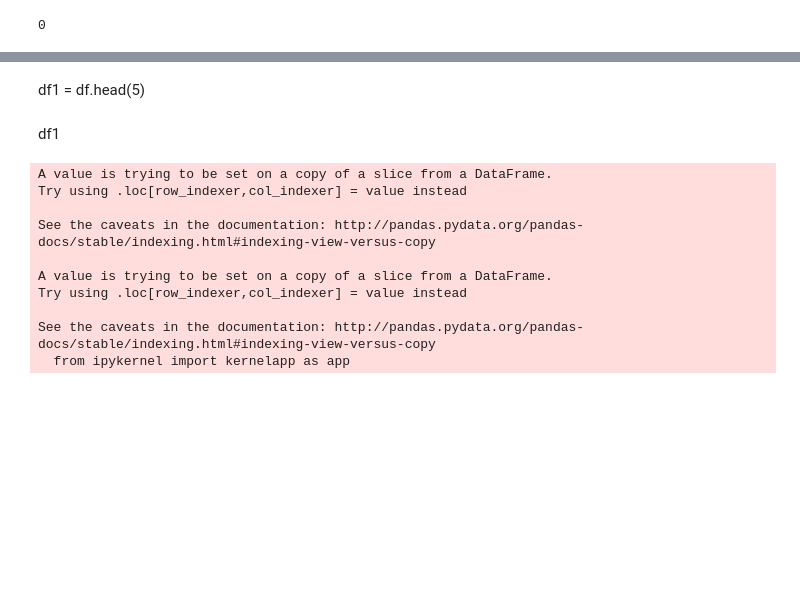
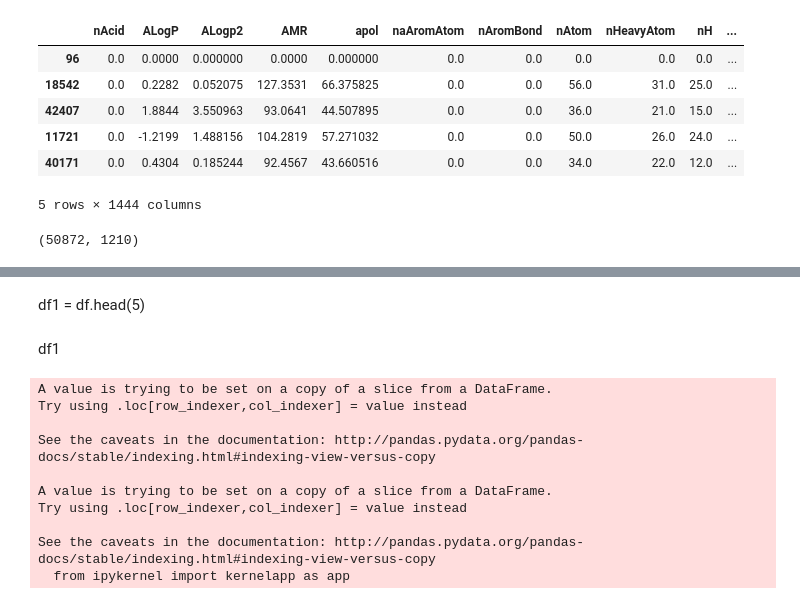
Before and after one commit to BeckResearchLab/homoGANize, a Jupyter notebook: notebooks/PaDel druglike.ipynb, the cells around one changed output, grey strips where cells are left out. Drawn from its saved outputs; the diff is of its cells as text; code cells hidden in the pictures; blank space fills up the shorter version.

```diff
--- a/notebooks/PaDel druglike.ipynb
+++ b/notebooks/PaDel druglike.ipynb
@@ -7,2 +29,2 @@ from rdkit.Chem.rdmolfiles import SDWriter
 # %%
-zinc = pd.read_csv('../../big datasets/zinc_with_fps.csv', low_memory=False)
+zincall = pd.read_csv('../../big datasets/featurized_zinc.csv')
@@ -16,8 +30,0 @@ dd1 = descriptors.drop(['Name'], axis=1)
-# %%
-zincall = zinc1.join(dd1, how='left')
-# %%
-zincall.fillna(0, inplace=True)
-# %%
-zincall.isnull().sum().sum()
-# %% [output]
-0
@@ -27,0 +31,13 @@ zincall.iloc[:,3:1448].astype(float)
+# %%
+half = zincall.sample(frac=0.5)
+half.head()
+hal = half.iloc[:, 6:]
+hal.head()
+# %% [output]
+|  | nAcid | ALogP | ALogp2 | AMR | apol | naAromAtom | nAromBond | nAtom | nHeavyAtom | nH | ... |
+| 96 | 0.0 | 0.0000 | 0.000000 | 0.0000 | 0.000000 | 0.0 | 0.0 | 0.0 | 0.0 | 0.0 | ... |
+| 18542 | 0.0 | 0.2282 | 0.052075 | 127.3531 | 66.375825 | 0.0 | 0.0 | 56.0 | 31.0 | 25.0 | ... |
+| 42407 | 0.0 | 1.8844 | 3.550963 | 93.0641 | 44.507895 | 0.0 | 0.0 | 36.0 | 21.0 | 15.0 | ... |
+| 11721 | 0.0 | -1.2199 | 1.488156 | 104.2819 | 57.271032 | 0.0 | 0.0 | 50.0 | 26.0 | 24.0 | ... |
+| 40171 | 0.0 | 0.4304 | 0.185244 | 92.4567 | 43.660516 | 0.0 | 0.0 | 34.0 | 22.0 | 12.0 | ... |
+5 rows × 1444 columns
@@ -27,0 +55,13 @@ zincall.iloc[:,3:1448].astype(float)
+# %%
+qconstant_filter.fit(hal)
+len(hal.columns[qconstant_filter.get_support()])
+
+q_constant_columns = [column for column in hal.columns if column
+                     not in hal.columns[qconstant_filter.get_support()]]
+
+half = qconstant_filter.transform(hal)
+#test_x = qconstant_filter.transform(test_x)
+
+hal.shape #, test_x.shape
+# %% [output]
+(50872, 1210)
```
Also changed, not shown: parts of 23 cells of this notebook, 5 other files.
